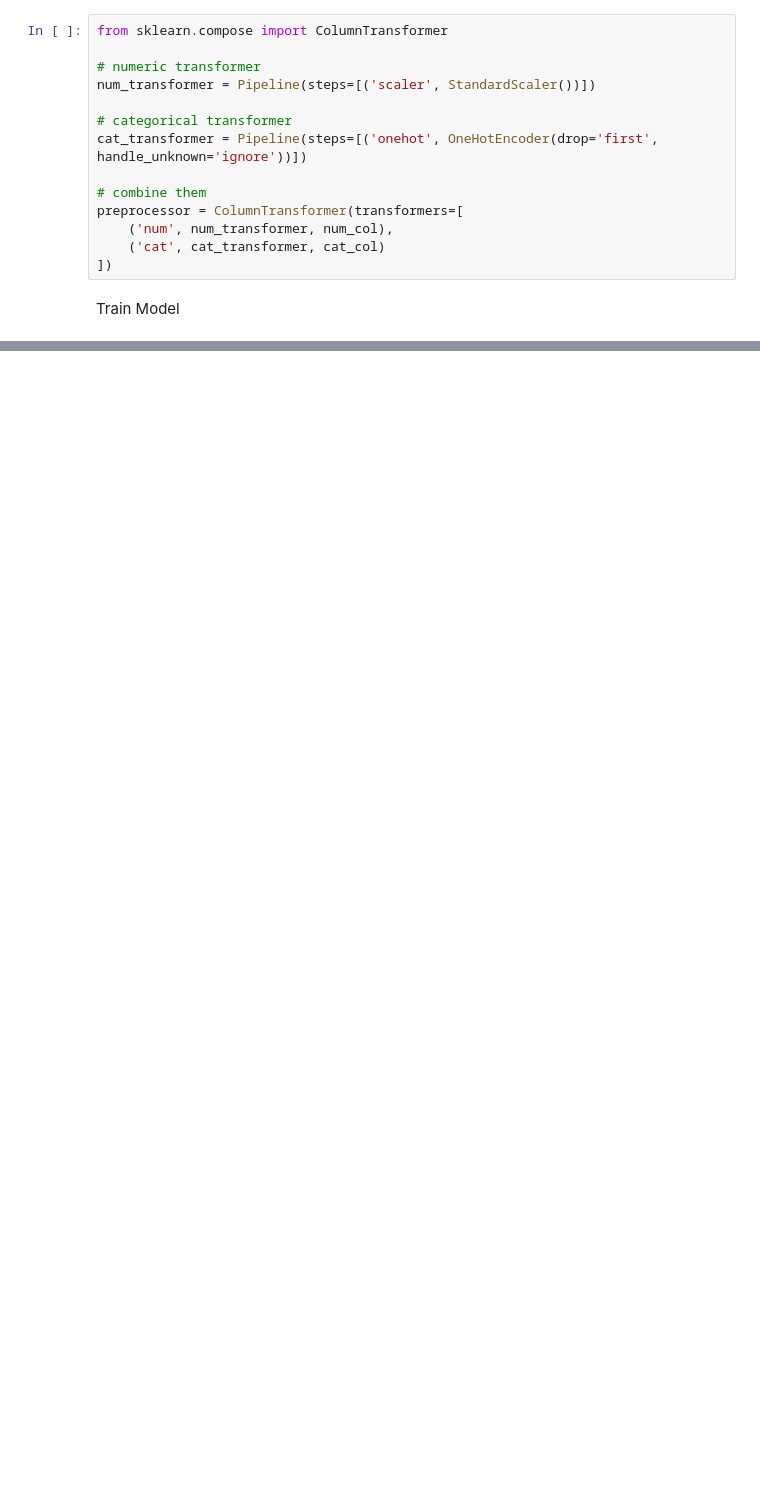
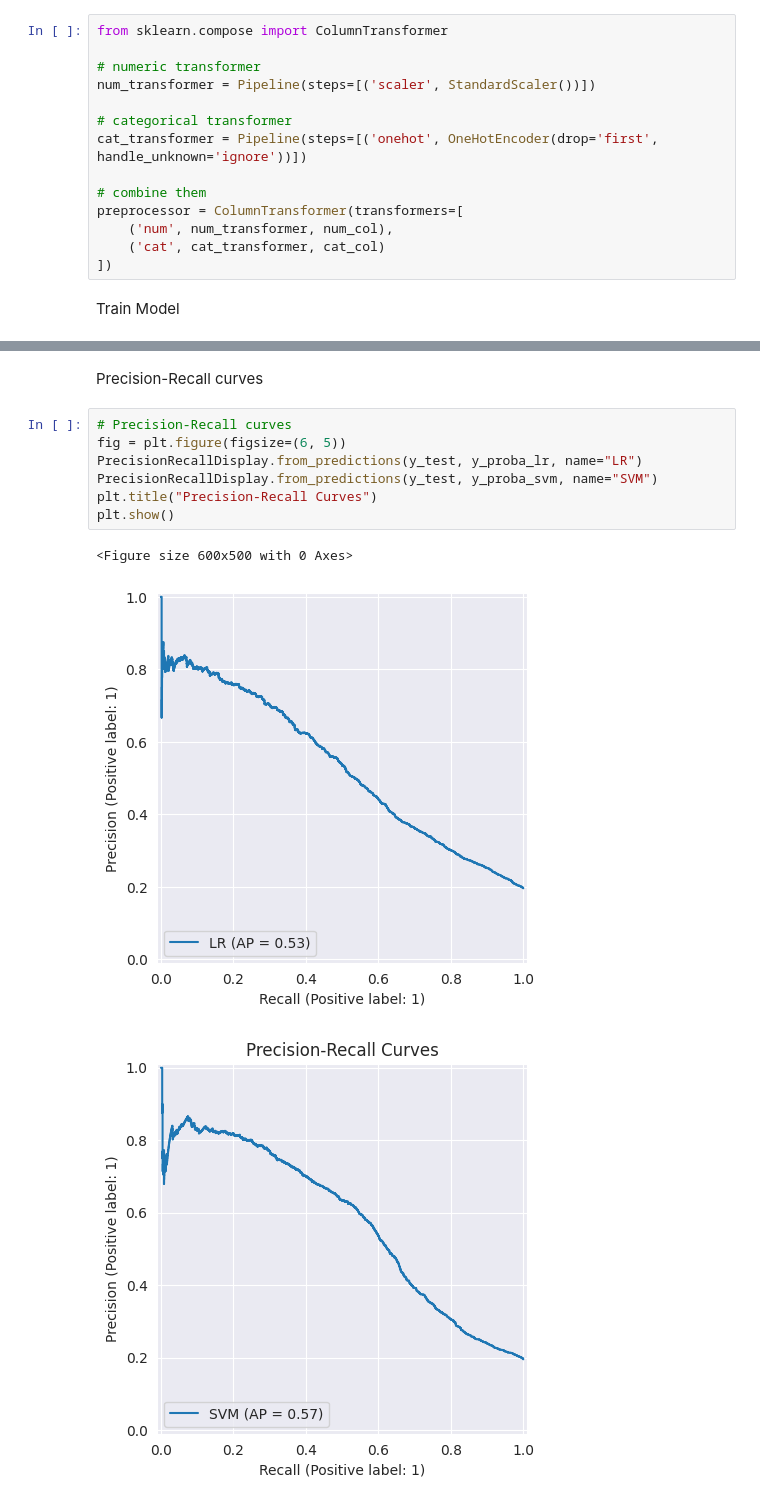
Before and after one commit to pragashraj/ITNPBD6-Customer-Targeting, a Jupyter notebook: ITNPBD6_Customer_Targeting.ipynb, the cells around one changed output, grey strips where cells are left out. Saved outputs shown, nothing was run; the diff lists cells and outputs as text; blank space fills up the shorter version.

```diff
--- a/ITNPBD6_Customer_Targeting.ipynb
+++ b/ITNPBD6_Customer_Targeting.ipynb
@@ -443,0 +474,13 @@ weighted avg       0.84      0.85      0.83     10133
+# %% [markdown]
+Precision-Recall curves
+# %%
+# Precision-Recall curves
+fig = plt.figure(figsize=(6, 5))
+PrecisionRecallDisplay.from_predictions(y_test, y_proba_lr, name="LR")
+PrecisionRecallDisplay.from_predictions(y_test, y_proba_svm, name="SVM")
+plt.title("Precision-Recall Curves")
+plt.show()
+# %% [output]
+<Figure size 600x500 with 0 Axes>
+[figure, added]
+[figure, added]
```
Also changed, not shown: parts of 10 cells of this notebook.
